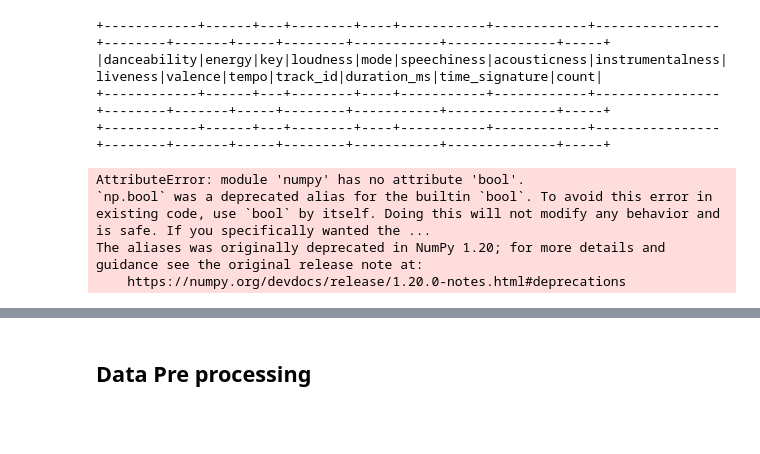
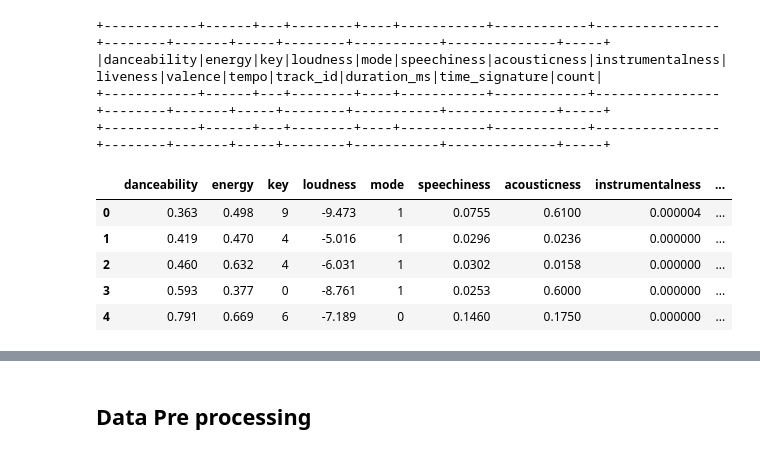
Before and after one commit to PhongHuynh0394/Spotify-Analysis-with-PySpark, a Jupyter notebook: workspace/EDA.ipynb, the cells around one changed output, grey strips where cells are left out. Cells and saved outputs as stored; diff of their text form; code cells hidden in the pictures; blank space fills up the shorter version.

```diff
--- a/workspace/EDA.ipynb
+++ b/workspace/EDA.ipynb
@@ -1176,21 +1146,25 @@ Duplicate Rows:
 |danceability|energy|key|loudness|mode|speechiness|acousticness|instrumentalness|liveness|valence|tempo|track_id|duration_ms|time_signature|count|
 +------------+------+---+--------+----+-----------+------------+----------------+--------+-------+-----+--------+-----------+--------------+-----+
 +------------+------+---+--------+----+-----------+------------+----------------+--------+-------+-----+--------+-----------+--------------+-----+
-# %%
-# merge track and track_feat on track_id
-data_track = track.select(['track_id', 'track_popularity'])
-data_track_feat = track_feat.join(track, 'track_id')
-data_track_feat = data_track_feat.toPandas()
-data_track_feat.head()
-# %% [output]
-AttributeError: module 'numpy' has no attribute 'bool'.
-`np.bool` was a deprecated alias for the builtin `bool`. To avoid this error in existing code, use `bool` by itself. Doing this will not modify any behavior and is safe. If you specifically wanted the ...
-The aliases was originally deprecated in NumPy 1.20; for more details and guidance see the original release note at:
-    https://numpy.org/devdocs/release/1.20.0-notes.html#deprecations
 # %%
+# merge track and track_feat on track_id
+data_track = track.select(['track_id',  'track_popularity'])
 
-data_track_pop=data_track[['track_id','popularity']]
+# Đọc dữ liệu từ DataFrame track_feat
+data_track_feat = track_feat.join(data_track, 'track_id')
 
-track_feature_merge=data_track_feat.merge(data_track_pop,on='track_id')
-corr_data = track_feature_merge.loc[:, ~track_feature_merge.columns.isin(['track_id'])]
-corr_data
+# Chuyển đổi PySpark DataFrame thành Pandas DataFrame
+data_track_feat = data_track_feat.toPandas()
+
+# Hiển thị một số hàng đầu tiên
+data_track_feat.head()
+#
+corr_data = data_track_feat.loc[:, ~data_track_feat.columns.isin(['track_id'])]
+corr_data.head()
+# %% [output]
+|  | danceability | energy | key | loudness | mode | speechiness | acousticness | instrumentalness | ... |
+| 0 | 0.363 | 0.498 | 9 | -9.473 | 1 | 0.0755 | 0.6100 | 0.000004 | ... |
+| 1 | 0.419 | 0.470 | 4 | -5.016 | 1 | 0.0296 | 0.0236 | 0.000000 | ... |
+| 2 | 0.460 | 0.632 | 4 | -6.031 | 1 | 0.0302 | 0.0158 | 0.000000 | ... |
+| 3 | 0.593 | 0.377 | 0 | -8.761 | 1 | 0.0253 | 0.6000 | 0.000000 | ... |
+| 4 | 0.791 | 0.669 | 6 | -7.189 | 0 | 0.1460 | 0.1750 | 0.000000 | ... |
```
Also changed, not shown: parts of 27 cells of this notebook.
